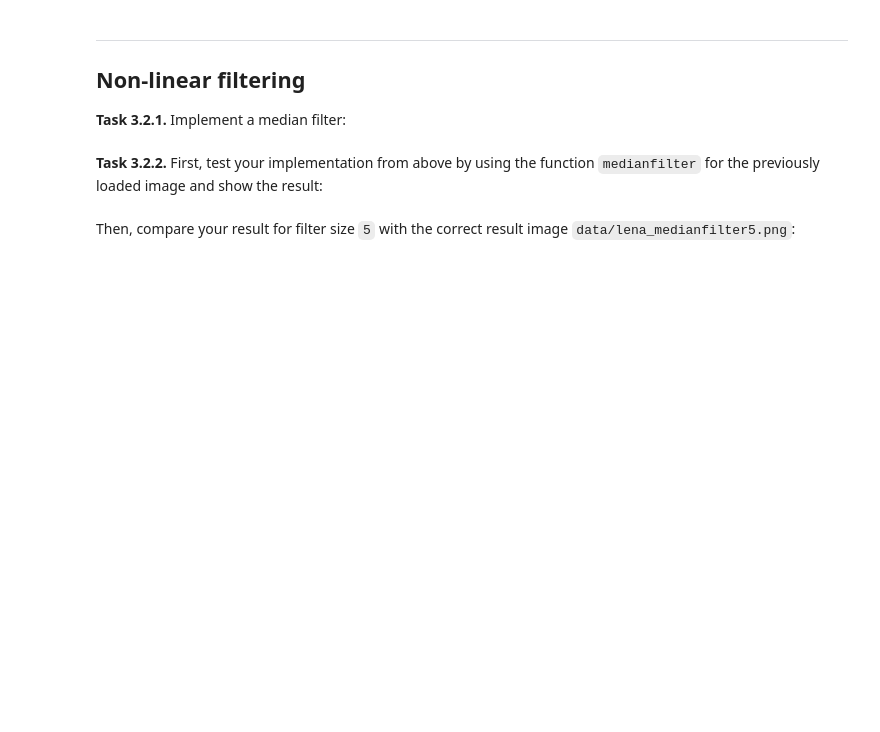
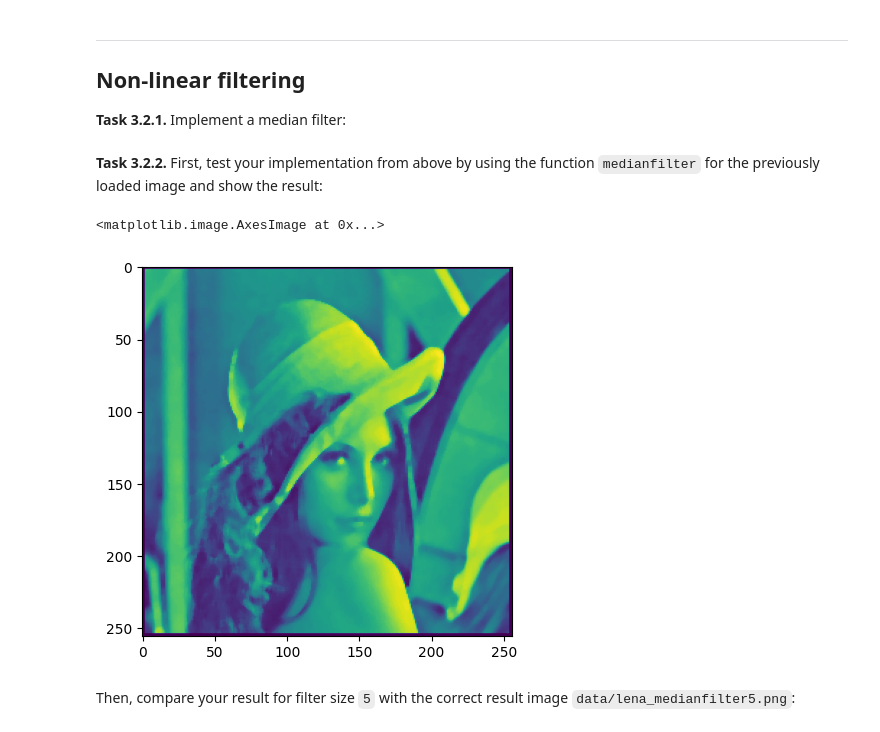
Before and after one commit to tkreusel/mobi-fs3-python, a Jupyter notebook: task3.ipynb, the cells around one changed output. Saved outputs shown, nothing was run; the diff lists cells and outputs as text; code cells hidden in the pictures; blank space fills up the shorter version.

Commit message:
mean und median fertig

```diff
--- a/task3.ipynb
+++ b/task3.ipynb
@@ -53,4 +54,27 @@ def medianfilter(img, size):
+# %%
+def medianfilter(img, size):
+    n = (size - 1) // 2
+    result = numpy.zeros(img.shape)
+    for p in numpy.ndindex(img.shape):
+        liste = []
+        count = 0
+        for q in numpy.ndindex(size,size):
+            x = p[0]-n+q[0]
+            y = p[1]-n+q[1]
+            if 0 <= x < img.shape[0] and 0 <= y < img.shape[1]:
+                count+=1
+                liste.append(img[x,y])
+        if count == size ** 2:
+            result[p] = sorted(liste)[(size**2 - 1) // 2]
+        else:
+            result[p] = 0
+    return result
 # %% [markdown]
 **<a id="#">Task 3.2.2.</a>** First, test your implementation from above by using the function `medianfilter` for the previously loaded image and show the result:
+# %%
+plt.imshow(medianfilter(Lena,5))
+# %% [output]
+<matplotlib.image.AxesImage at 0x...>
+[figure, added]
 # %% [markdown]
 Then, compare your result for filter size `5` with the correct result image `data/lena_medianfilter5.png`:
```
Also changed, not shown: parts of 6 cells of this notebook.
